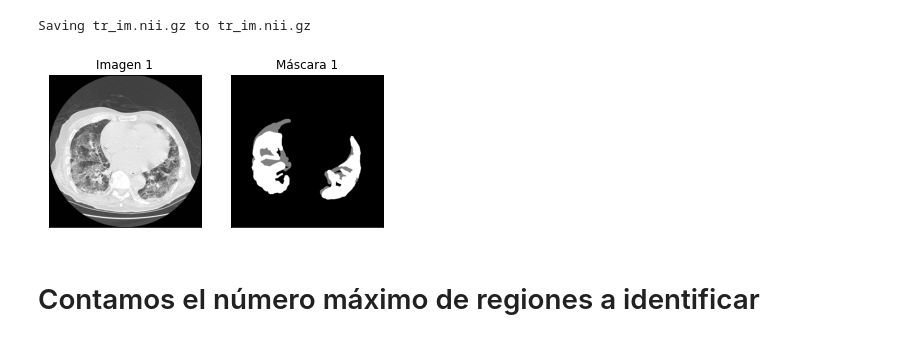
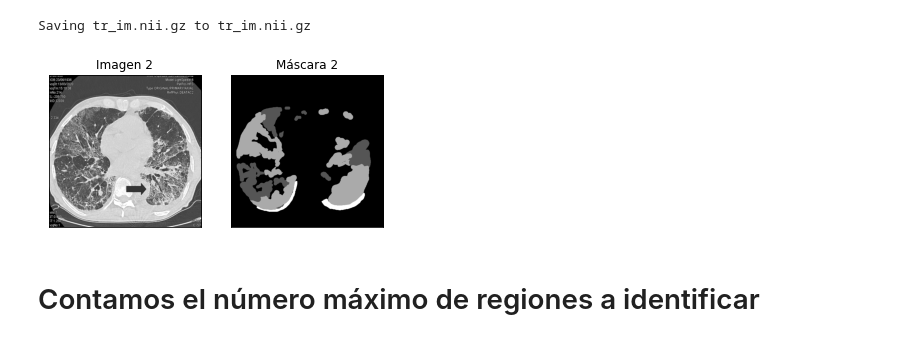
Before and after one commit to JonathanMartignon/ReconocimientoDePatrones, a Jupyter notebook: Reconocimiento_interno_COVID.ipynb, the cells around one changed output. Cells and saved outputs as stored; diff of their text form; code cells hidden in the pictures.

```diff
--- a/Reconocimiento_interno_COVID.ipynb
+++ b/Reconocimiento_interno_COVID.ipynb
@@ -22,24 +22,24 @@ Imagenes = nib.load("./tr_im.nii")
 # cargamos la mascara de esa imagen
 Mascaras = nib.load("./tr_mask.nii")
 # %%
-n = 0
+n = 1
 plt.figure(figsize=(6,6))
 
 plt.subplot(1,2,1)
 plt.title("Imagen "+str(n+1))
 plt.imshow(Imagenes.get_fdata()[:,:,n].T, cmap='gray')
 plt.xticks([])
 plt.yticks([])
 
 plt.subplot(1,2,2)
 plt.title("Máscara "+str(n+1))
 plt.imshow(Mascaras.get_fdata()[:,:,n].T, cmap='gray')
 plt.xticks([])
 plt.yticks([])
 
 plt.show()
 # %% [output]
-[figure, old version]
+[figure, new version]
 # %% [markdown]
 # Contamos el número máximo de regiones a identificar
 # %%
```
Also changed, not shown: parts of 12 cells of this notebook.
